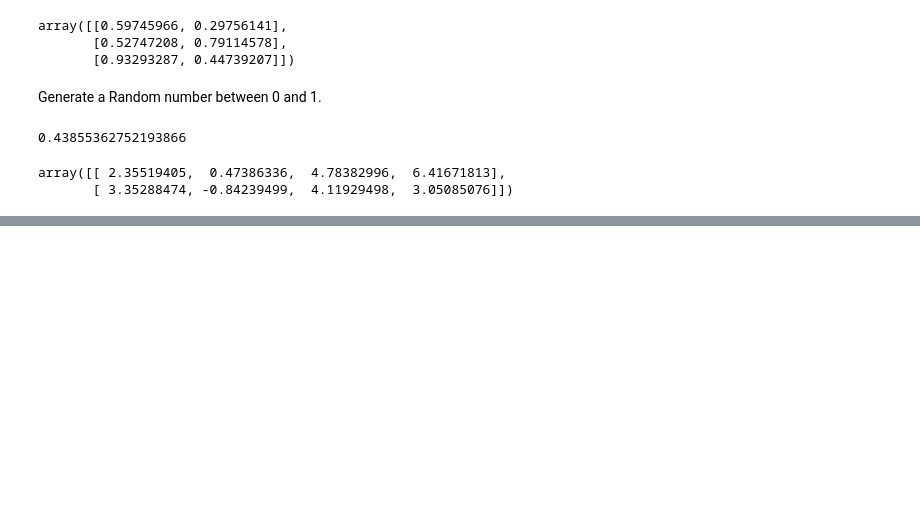
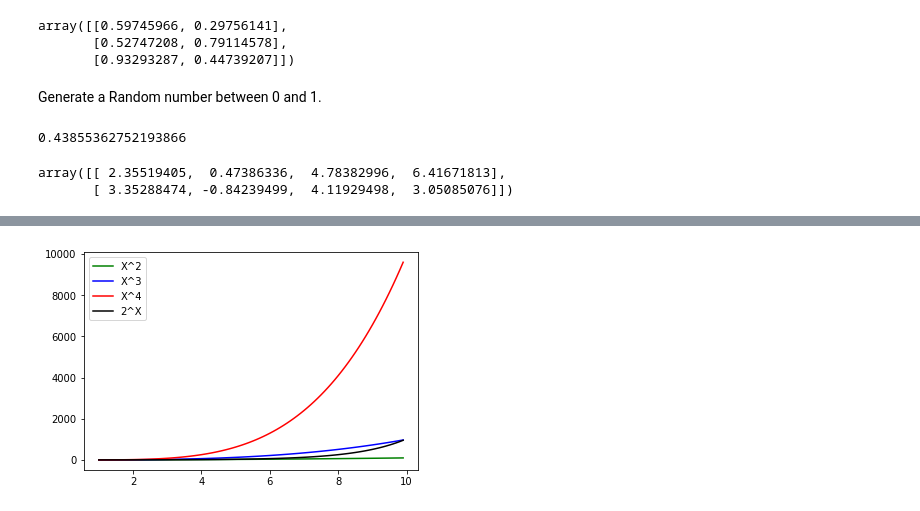
Before and after one commit to Michael-Kidd/4th-Year---Emerging-Technology, a Jupyter notebook: NumPy Notebook.ipynb, the cells around one changed output, grey strips where cells are left out. Drawn from its saved outputs; the diff is of its cells as text; code cells hidden in the pictures; blank space fills up the shorter version.

```diff
--- a/NumPy Notebook.ipynb
+++ b/NumPy Notebook.ipynb
@@ -27,0 +66,13 @@ array([[ 2.35519405,  0.47386336,  4.78382996,  6.41671813],
+# %%
+x = np.arange(1.0, 10.0, 0.1)
+
+plt.plot(x, x**2, 'g-', label="X^2")
+plt.plot(x, x**3, 'b-', label="X^3")
+plt.plot(x, x**4, 'r-', label="X^4")
+plt.plot(x, 2**x, 'k-', label="2^X")
+
+plt.legend()
+
+plt.show()
+# %% [output]
+[figure, added]
```
Also changed, not shown: parts of 4 cells of this notebook.
